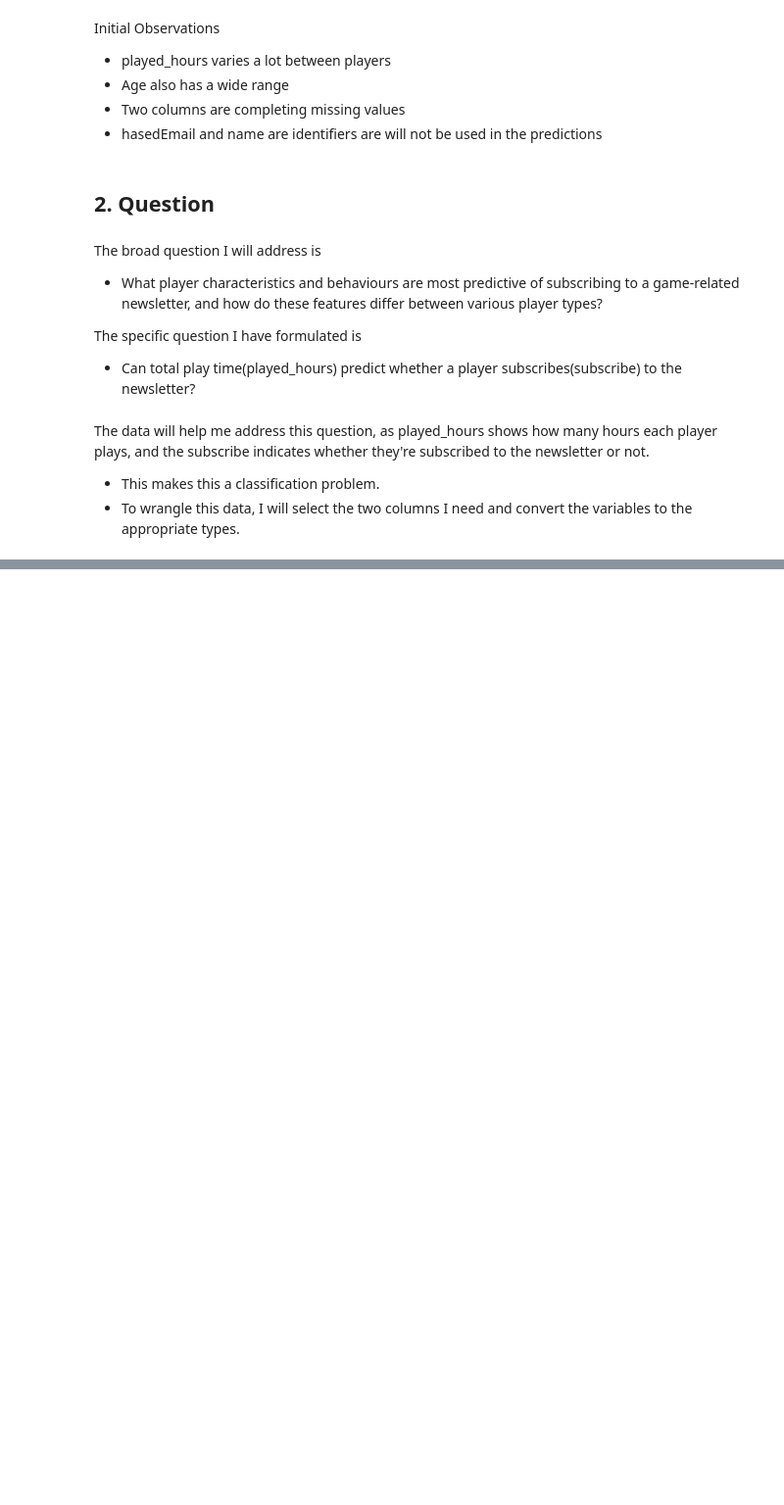
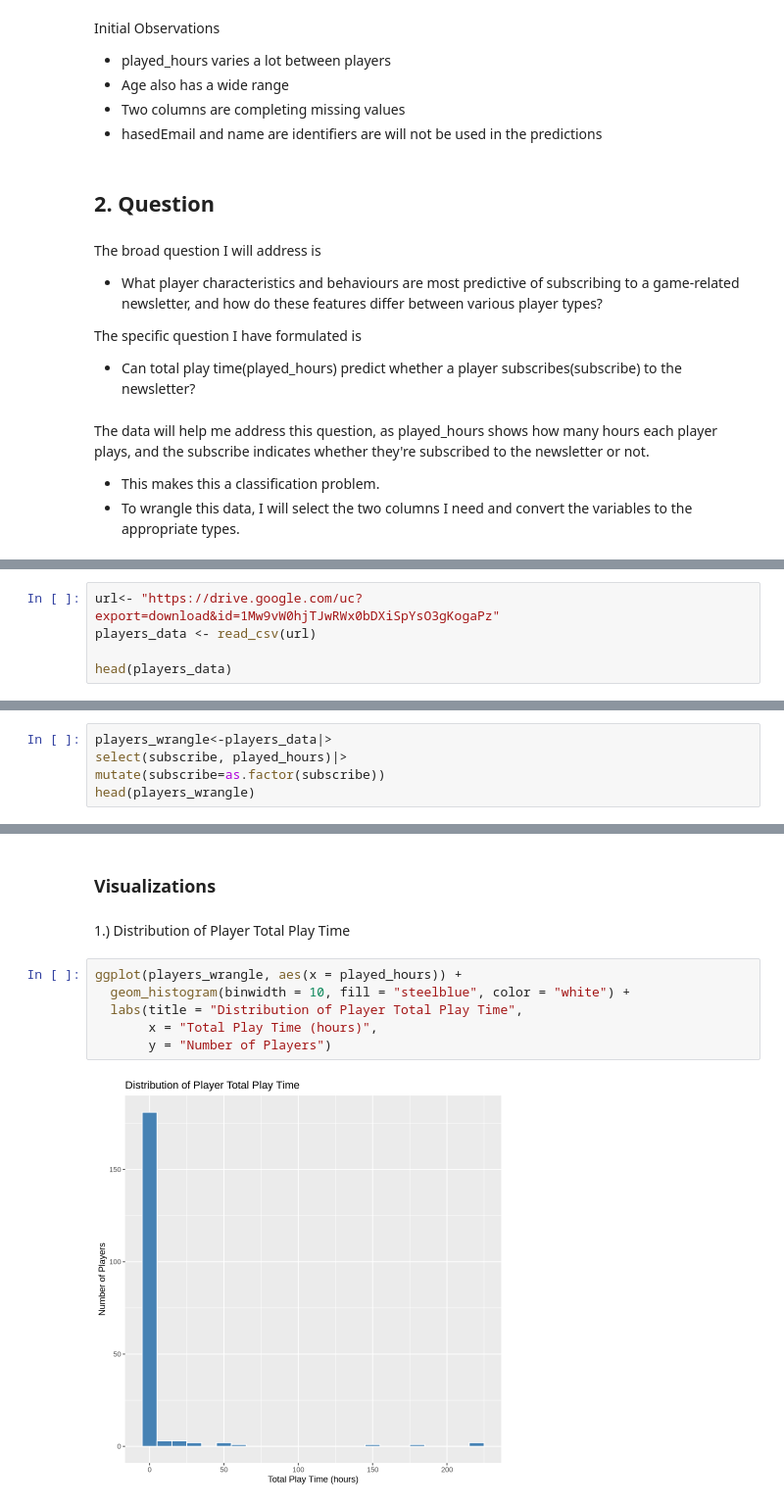
Before and after one commit to jeyacheema/project_planning_individual, a Jupyter notebook: project_planning.ipynb, the cells around one changed output, grey strips where cells are left out. Shown at 98% size. Cells and saved outputs as stored; diff of their text form; blank space fills up the shorter version.

Commit message:
Exploratory Data Analysis and Visualization
- loaded the data
- wrangled the data
- computed means for the numerical values
- created visualizations to understand data better

```diff
--- a/project_planning.ipynb
+++ b/project_planning.ipynb
@@ -178,0 +181,5 @@ The data will help me address this question, as played_hours shows how many hour
+# %%
+url<- "https://drive.google.com/uc?export=download&id=1Mw9vW0hjTJwRWx0bDXiSpYsO3gKogaPz"
+players_data <- read_csv(url)
+
+head(players_data)
@@ -178,0 +207,5 @@ The data will help me address this question, as played_hours shows how many hour
+# %%
+players_wrangle<-players_data|>
+select(subscribe, played_hours)|>
+mutate(subscribe=as.factor(subscribe))
+head(players_wrangle)
@@ -178,0 +234,12 @@ The data will help me address this question, as played_hours shows how many hour
+# %% [markdown]
+### Visualizations
+# %% [markdown]
+1.) Distribution of Player Total Play Time
+# %%
+ggplot(players_wrangle, aes(x = played_hours)) +
+  geom_histogram(binwidth = 10, fill = "steelblue", color = "white") +
+  labs(title = "Distribution of Player Total Play Time",
+       x = "Total Play Time (hours)",
+       y = "Number of Players")
+# %% [output]
+[figure, added]
```
Also changed, not shown: parts of 13 cells of this notebook.
